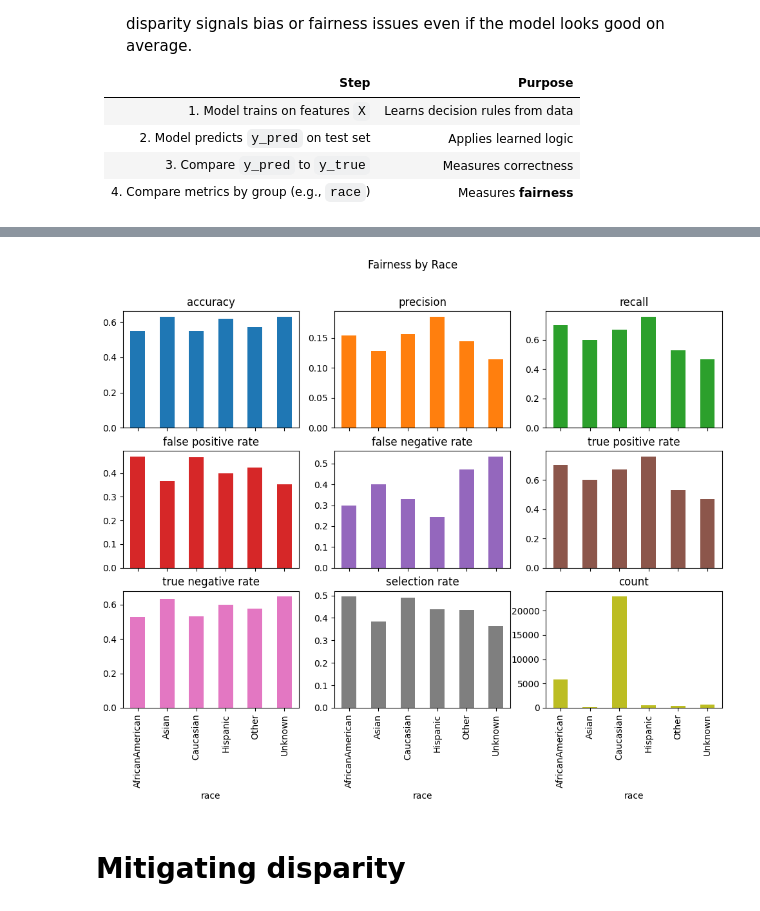
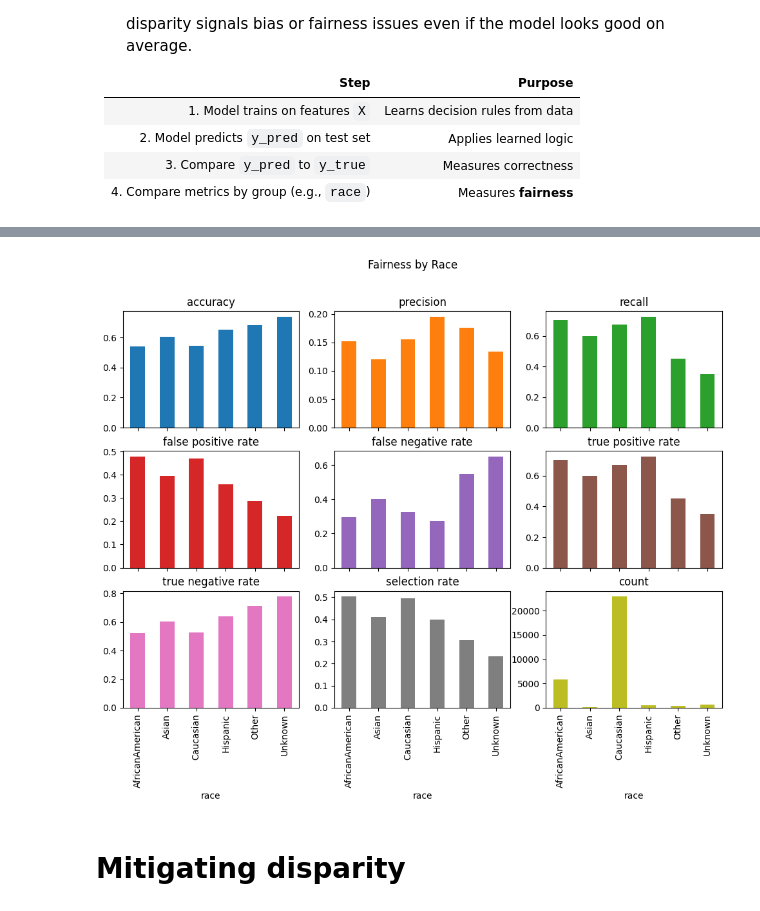
Before and after one commit to lidv94/bias-fairness, a Jupyter notebook: dev_fairlearn.ipynb, the cells around one changed output, grey strips where cells are left out. Saved outputs shown, nothing was run; the diff lists cells and outputs as text; code cells hidden in the pictures.

Commit message:
add compare performance before and after eg

```diff
--- a/dev_fairlearn.ipynb
+++ b/dev_fairlearn.ipynb
@@ -473,6 +475,7 @@ def zero_div_precision_score(y_true, y_pred):
     '''
     return precision_score(y_true, y_pred, zero_division=0)
 
+@timer
 def evaluate_fairness_metrics(
     X_ohe: pd.DataFrame,
     y: pd.Series,
@@ -482,7 +485,6 @@ def evaluate_fairness_metrics(
     threshold: float = 0.5,
     test_size: float = 0.3,
     random_state: int = 42,
-    drop_protected: bool = True,
     return_frame: bool = True,
 ):
     """
@@ -497,7 +499,6 @@ def evaluate_fairness_metrics(
     - threshold (float): Threshold for binarizing predict_proba output.
     - test_size (float): Fraction of data used for test set.
     - random_state (int): Random seed.
-    - drop_protected (bool): Whether to drop one-hot encoded protected attributes from X_ohe.
     - return_frame (bool): Whether to return MetricFrame object(s).
 
     Returns:
@@ -524,18 +525,11 @@ def evaluate_fairness_metrics(
 
     results = {}
 
-    if drop_protected:
-        protected_prefixes = [col + "_" for col in X_protected.columns]
-        cols_to_drop = [col for col in X_ohe.columns if any(col.startswith(prefix) for prefix in protected_prefixes)]
-        X_features = X_ohe.drop(columns=cols_to_drop, errors='ignore')
-    else:
-        X_features = X_ohe.copy()
-
     for protected_col in X_protected.columns:
         A = X_protected[protected_col]
 
         X_train, X_test, y_train, y_test, A_train, A_test = train_test_split(
-            X_features, y, A, test_size=test_size, random_state=random_state
+            X_ohe, y, A, test_size=test_size, random_state=random_state
         )
 
         model.fit(X_train, y_train)
@@ -557,13 +551,11 @@ def evaluate_fairness_metrics(
 
     return results
 # %%
-fairness = evaluate_fairness_metrics(
+eval_before = evaluate_fairness_metrics(
     X_ohe=X_ohe,
     y=y,
-    X_protected=X_protected,  # e.g., df[['race', 'gender']]
+    X_protected=X_protected,  # ใส่ cat เข้าไป (แบบไม่ one-hot)
     model = model_lr,
     metrics=None,
     threshold = 0.1,
-    drop_protected=True,       # remove 'race_AfricanAmerican', etc. from X_ohe
-    return_frame=True
 )
@@ -600,9 +595,9 @@ def plot_metric_frame(metric_frame, title="Fairness Metrics by Group"):
         title=title,
     )
 # %%
-plot_metric_frame(fairness["race"]["metric_frame"], title="Fairness by Race")
+plot_metric_frame(eval_before["race"]["metric_frame"], title="Fairness by Race")
 # %% [output]
-[figure, old version]
+[figure, new version]
 # %%
 # ไม่รู้ทำไมรันไม่ได้
 # equalized_odds_difference,
```
Also changed, not shown: parts of 31 cells of this notebook, 1 other file.
